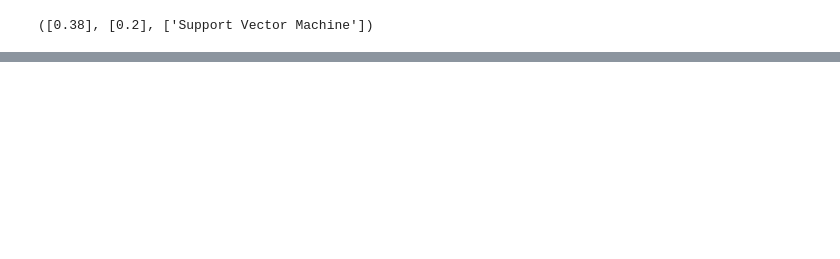
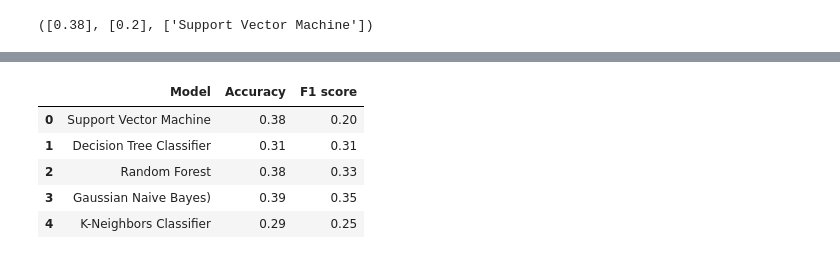
Before and after one commit to rajeshdiu/Online-Shopping-Review, a Jupyter notebook: Online Shopping Review.ipynb, the cells around one changed output, grey strips where cells are left out. Saved outputs shown, nothing was run; the diff lists cells and outputs as text; code cells hidden in the pictures; blank space fills up the shorter version.

Commit message:
Update Machine Learning Model

```diff
--- a/Online Shopping Review.ipynb
+++ b/Online Shopping Review.ipynb
@@ -461,0 +377,8 @@ new_df
+# %%
+GNB = GaussianNB()
+GNB.fit(xtrain, ytrain)
+testpredict = GNB.predict(xtest)
+
+accuracy.append(np.round(accuracy_score(ytest,testpredict),2))
+f1.append(np.round(f1_score(ytest,testpredict,average='weighted'),2))
+model.append('Gaussian Naive Bayes)')
@@ -461,0 +396,8 @@ new_df
+# %%
+KNN = KNeighborsClassifier(n_neighbors = 9)
+KNN.fit(xtrain, ytrain)
+testpredict = KNN.predict(xtest)
+# %%
+accuracy.append(np.round(accuracy_score(ytest,testpredict),2))
+f1.append(np.round(f1_score(ytest,testpredict,average='weighted'),2))
+model.append('K-Neighbors Classifier')
@@ -461,0 +414,13 @@ new_df
+# %%
+output=pd.DataFrame({'Model':model,
+                    'Accuracy':accuracy,
+                    'F1 score':f1})
+# %%
+output
+# %% [output]
+|  | Model | Accuracy | F1 score |
+| 0 | Support Vector Machine | 0.38 | 0.20 |
+| 1 | Decision Tree Classifier | 0.31 | 0.31 |
+| 2 | Random Forest | 0.38 | 0.33 |
+| 3 | Gaussian Naive Bayes) | 0.39 | 0.35 |
+| 4 | K-Neighbors Classifier | 0.29 | 0.25 |
```
Also changed, not shown: parts of 38 cells of this notebook.
